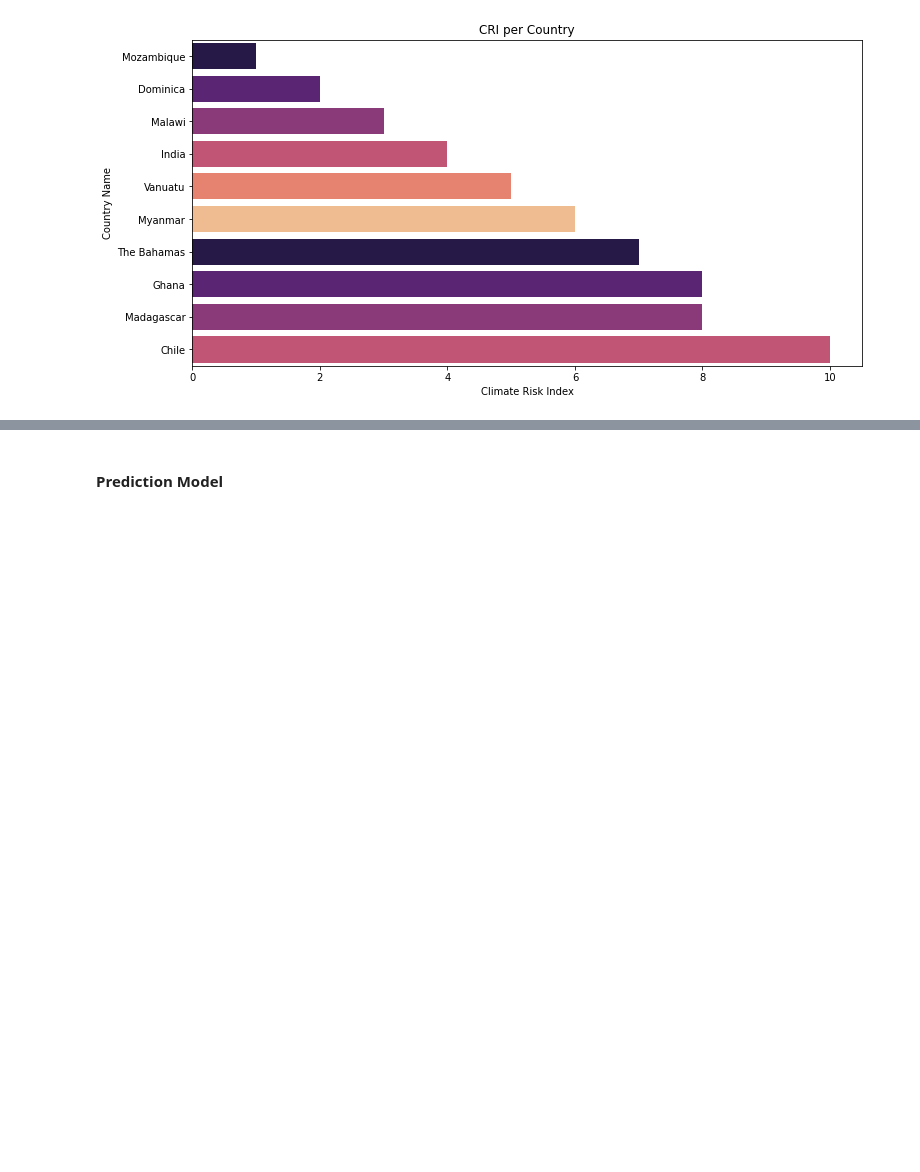
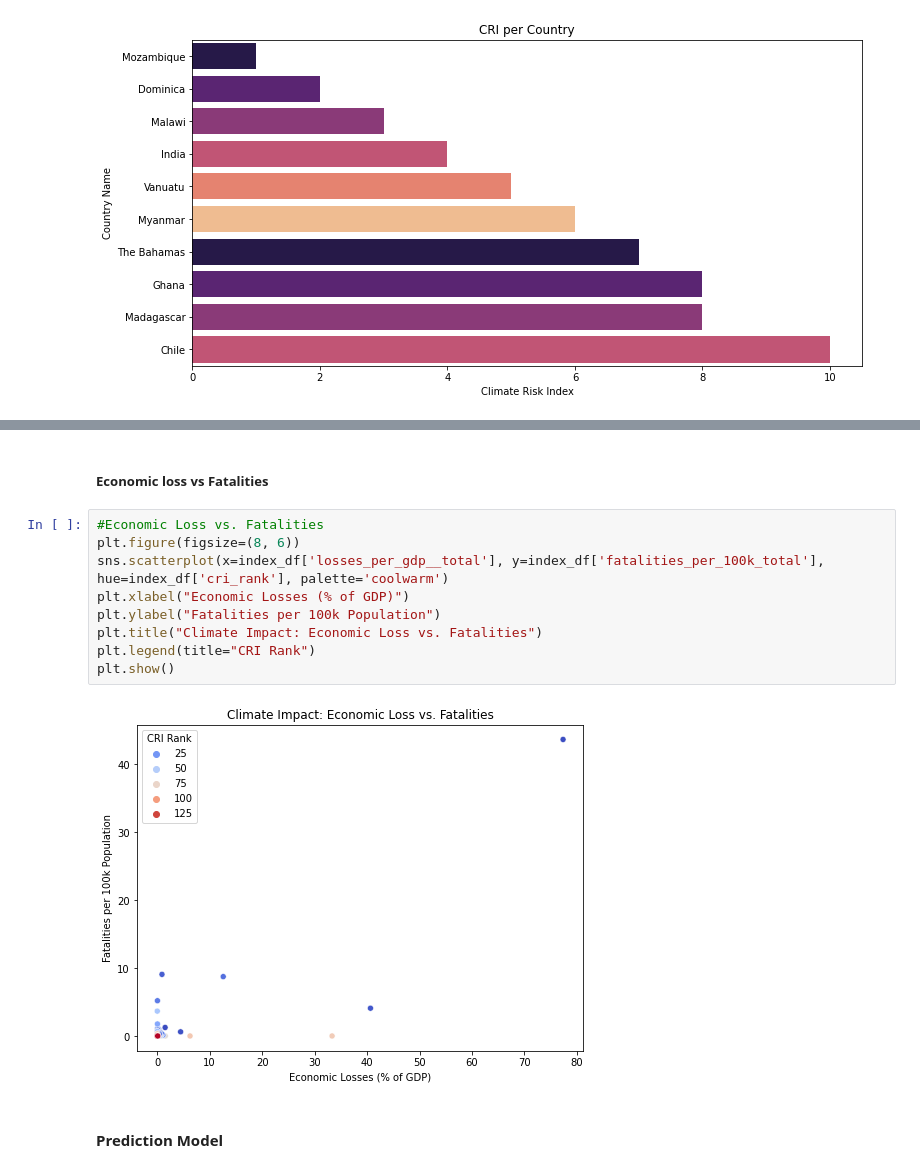
Before and after one commit to Angoye/Capstone-Project---Group-8, a Jupyter notebook: Notebooks/vivian.ipynb, the cells around one changed output, grey strips where cells are left out. Cells and saved outputs as stored; diff of their text form; blank space fills up the shorter version.

```diff
--- a/Notebooks/vivian.ipynb
+++ b/Notebooks/vivian.ipynb
@@ -229,3 +240,16 @@ plt.show()
+# %% [markdown]
+##### Economic loss vs Fatalities
+# %%
+#Economic Loss vs. Fatalities
+plt.figure(figsize=(8, 6))
+sns.scatterplot(x=index_df['losses_per_gdp__total'], y=index_df['fatalities_per_100k_total'], hue=index_df['cri_rank'], palette='coolwarm')
+plt.xlabel("Economic Losses (% of GDP)")
+plt.ylabel("Fatalities per 100k Population")
+plt.title("Climate Impact: Economic Loss vs. Fatalities")
+plt.legend(title="CRI Rank")
+plt.show()
+# %% [output]
+[figure, added]
 # %% [markdown]
 #### Prediction Model
 # %%
```
Also changed, not shown: parts of 2 cells of this notebook.
